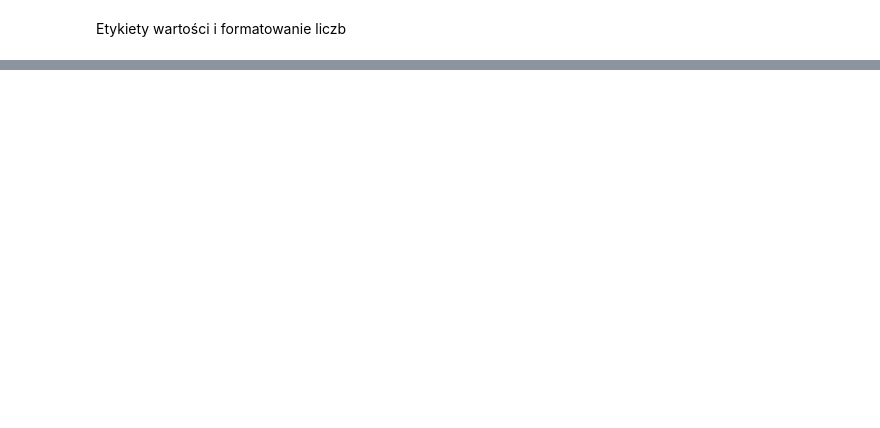
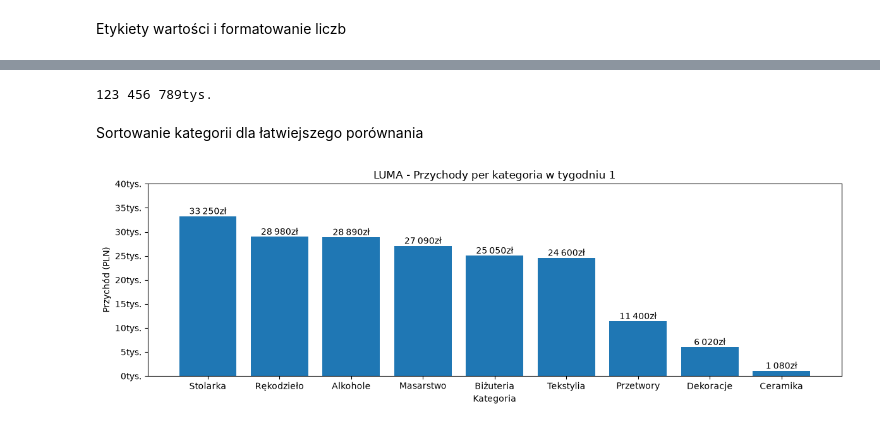
Before and after one commit to imchocoe/DataVisualization, a Jupyter notebook: 01-bar.ipynb, the cells around one changed output, grey strips where cells are left out. Saved outputs shown, nothing was run; the diff lists cells and outputs as text; code cells hidden in the pictures; blank space fills up the shorter version.

```diff
--- a/01-bar.ipynb
+++ b/01-bar.ipynb
@@ -150,0 +159,6 @@ Etykiety wartości i formatowanie liczb
+# %%
+def label_bars_pln(bars):
+    for bar in bars:
+        x=bar.get_x()+bar.get_width()/2
+        y=bar.get_height()
+        plt.text(x,y,format_pln(y),ha="center",va="bottom")
@@ -150,0 +167,8 @@ Etykiety wartości i formatowanie liczb
+# %%
+def format_tys(x:float,decimals:int=0)->str:
+    v=x/1000.0
+    if decimals==0:
+        s=f"{int(round(v)):,}".replace(",","\u202f")
+    else:
+        s=f"{v:,.{decimals}f}".replace(",","\u202f").replace(".",",")
+    return s+"tys."
@@ -150,0 +183,28 @@ Etykiety wartości i formatowanie liczb
+# %%
+def format_yticks_tys():
+    ypos,ylab_old=plt.yticks()
+    ylab_new = [format_tys(y) for y in ypos]
+    plt.yticks(ypos, ylab_new)
+# %%
+print(format_tys(123456789.456))
+# %% [output]
+123 456 789tys.
+# %% [markdown]
+Sortowanie kategorii dla łatwiejszego porównania
+# %%
+t1_sorted=t1.sort_values("revenue_pln", ascending=False).reset_index()
+categories=t1_sorted["category"]
+heights=t1_sorted["revenue_pln"]
+# %%
+plt.figure(figsize=(12,4))
+bars=plt.bar(categories, heights)
+pad_axis()
+label_bars_pln(bars)
+format_yticks_tys()
+plt.title("LUMA - Przychody per kategoria w tygodniu 1")
+plt.xlabel("Kategoria")
+plt.ylabel("Przychód (PLN)")
+plt.tight_layout()
+plt.show()
+# %% [output]
+[figure, added]
```
Also changed, not shown: parts of 13 cells of this notebook.
